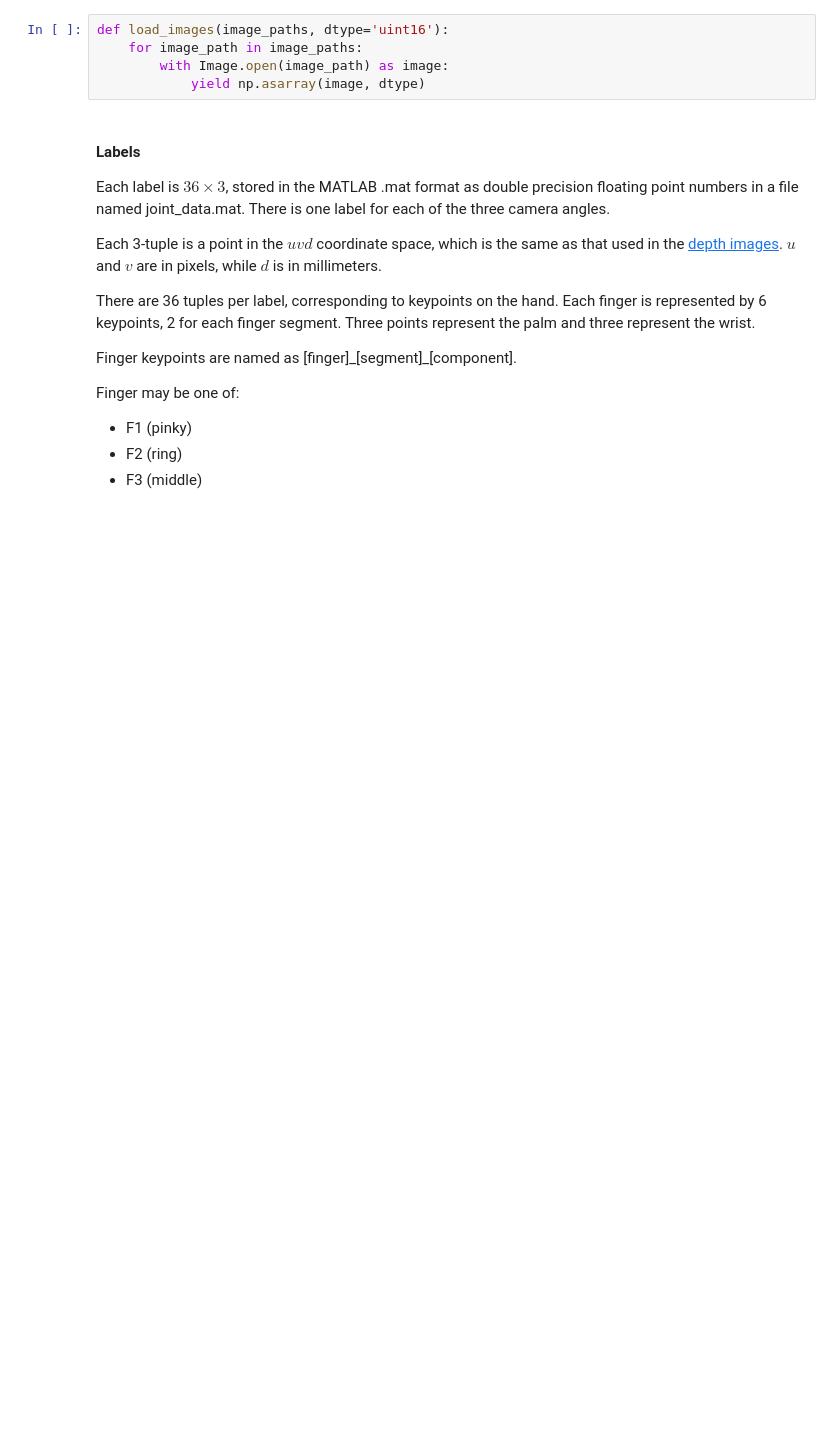
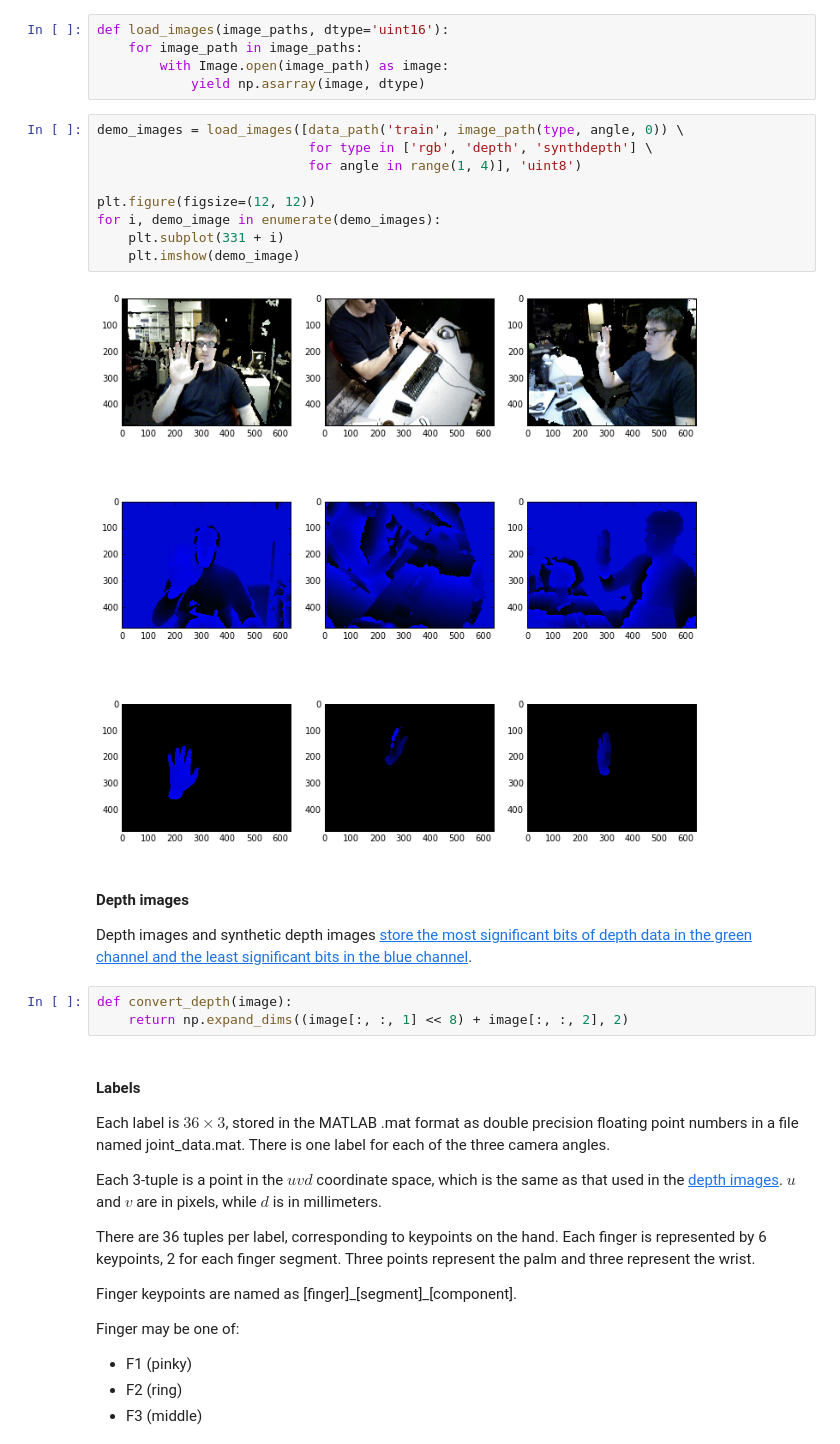
Before and after one commit to zanecodes/thesis, a Jupyter notebook: src/data.ipynb, the cells around one changed output. Saved outputs shown, nothing was run; the diff lists cells and outputs as text; blank space fills up the shorter version.

Commit message:
Add data format visualizations

```diff
--- a/src/data.ipynb
+++ b/src/data.ipynb
@@ -68,6 +73,24 @@ def load_images(image_paths, dtype='uint16'):
     for image_path in image_paths:
         with Image.open(image_path) as image:
             yield np.asarray(image, dtype)
+# %%
+demo_images = load_images([data_path('train', image_path(type, angle, 0)) \
+                           for type in ['rgb', 'depth', 'synthdepth'] \
+                           for angle in range(1, 4)], 'uint8')
+
+plt.figure(figsize=(12, 12))
+for i, demo_image in enumerate(demo_images):
+    plt.subplot(331 + i)
+    plt.imshow(demo_image)
+# %% [output]
+[figure, added]
+# %% [markdown]
+#### Depth images
+
+Depth images and synthetic depth images [store the most significant bits of depth data in the green channel and the least significant bits in the blue channel](https://github.com/jsupancic/deep_hand_pose/blob/master/src/caffe/jvl.cpp#L507).
+# %%
+def convert_depth(image):
+    return np.expand_dims((image[:, :, 1] << 8) + image[:, :, 2], 2)
 # %% [markdown]
 #### Labels
 
```
Also changed, not shown: parts of 7 cells of this notebook.
